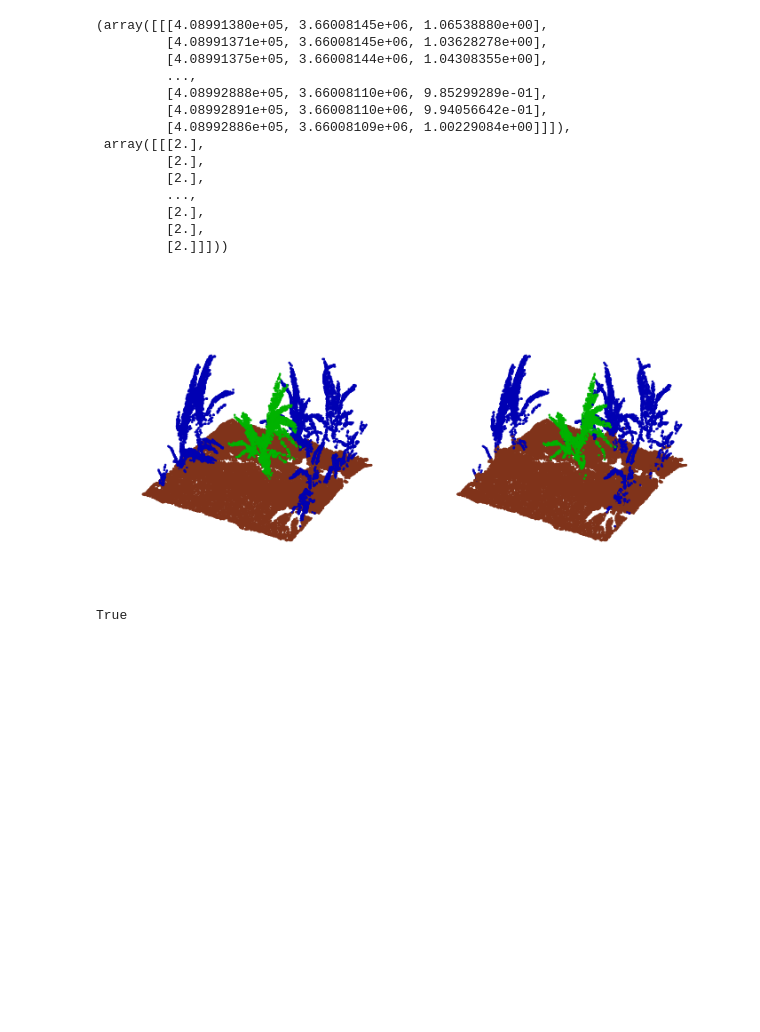
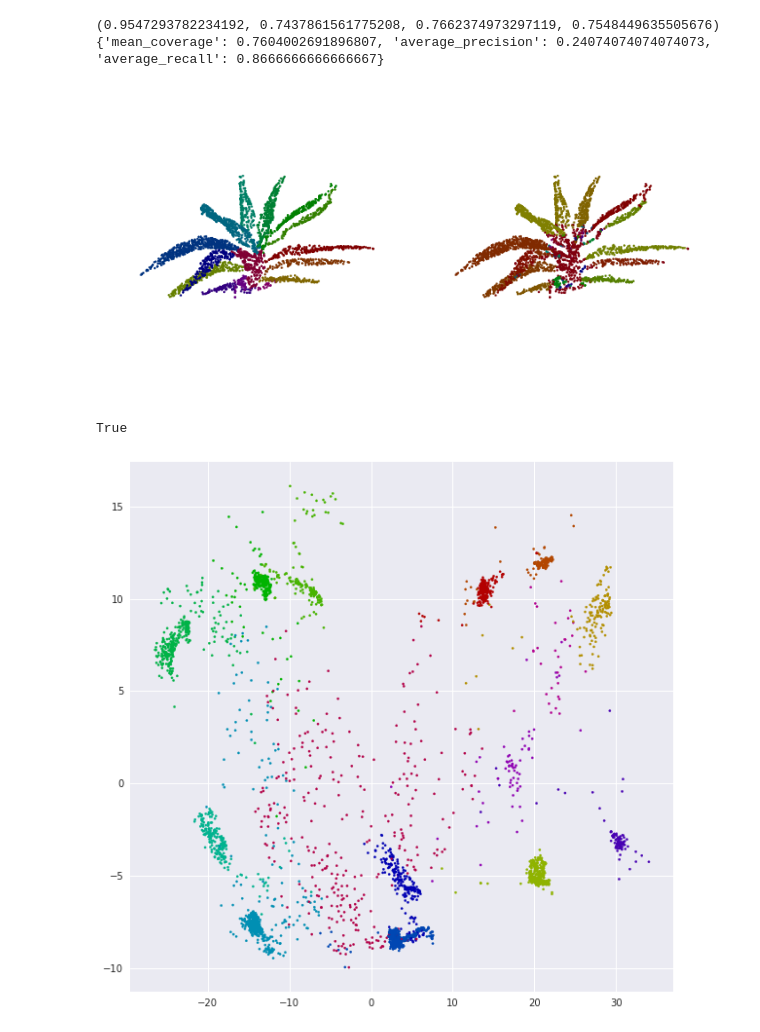
Before and after one commit to ariyanzri/PlantSegNet, a Jupyter notebook: visualization/visualize_predictions_paper.ipynb, the cells around one changed output. Cells and saved outputs as stored; diff of their text form; code cells hidden in the pictures; blank space fills up the shorter version.

```diff
--- a/visualization/visualize_predictions_paper.ipynb
+++ b/visualization/visualize_predictions_paper.ipynb
@@ -31,23 +33,9 @@ def load_full_size_synthetic(ind, path):
     test_data = np.expand_dims(pcd['points_full'],0)
     test_labels = np.expand_dims(pcd['labels_full'],0)
     return test_data, test_labels
-# %%
-load_full_size_synthetic(72,"/space/ariyanzarei/sorghum_segmentation/dataset/archive/synthetic/2022-12-26/PointCloud/")
-# %% [output]
-(array([[[4.08991380e+05, 3.66008145e+06, 1.06538880e+00],
-         [4.08991371e+05, 3.66008145e+06, 1.03628278e+00],
-         [4.08991375e+05, 3.66008144e+06, 1.04308355e+00],
-         ...,
-         [4.08992888e+05, 3.66008110e+06, 9.85299289e-01],
-         [4.08992891e+05, 3.66008110e+06, 9.94056642e-01],
-         [4.08992886e+05, 3.66008109e+06, 1.00229084e+00]]]),
- array([[[2.],
-         [2.],
-         [2.],
-         ...,
-         [2.],
-         [2.],
-         [2.]]]))
+# %%
+p_metric_calc = LeafMetrics("cpu")
+c_metric_calc = ClusterBasedMetrics([0.25,0.5,0.75])
 # %%
 def draw_results(plt_points, plt_labels, plt_preds):
     fig = plt.figure(figsize=(10,10))
@@ -86,9 +74,29 @@ def draw_results(plt_points, plt_labels, plt_preds):
 
     plt.tight_layout()
     plt.show()
+
+def draw_and_save_pcd_plot(plt_labels, pca_raw_preds):
+    if pca_raw_preds is not None:
+        pca_2d = PCA(n_components = 2)
+        pca_2d.fit(pca_raw_preds)
+        data_pca_2d = pca_2d.transform(pca_raw_preds)
+
+        d_colors = distinct_colors(len(list(set(plt_labels))))
+        colors = np.zeros((plt_labels.shape[0],3))
+        for i, l in enumerate(list(set(plt_labels))):
+            colors[plt_labels == l, :3] = d_colors[i]
+
+        fig = plt.figure(figsize=(10,10))
+        ax1 = fig.add_subplot(1, 1, 1)
+        ax1.scatter(data_pca_2d[:,0],data_pca_2d[:,1], s=5, c=colors*1.4)
+        fig.savefig("pca_plt.png")
 # %%
-experiment_params = load_json("/speedy/ariyanzarei/sorghum_segmentation/experiments/SorghumPartNetSemantic/SPNS/EXP_01_SorghumPartNetSemantic_SPNS.json")
-# experiment_params = load_json("/speedy/ariyanzarei/sorghum_segmentation/experiments/SorghumPartNetInstance/SPNS/EXP_08_SorghumPartNetInstance_SPNS.json")
+model_name = "SorghumPartNetInstance"
+trained_dataset = "SPNS"
+exp_no = "08"
+experiment_param_path = f"/speedy/ariyanzarei/sorghum_segmentation/experiments/{model_name}/{trained_dataset}/EXP_{exp_no}_{model_name}_{trained_dataset}.json"
+
+experiment_params = load_json(experiment_param_path)
 
 dataset_name = experiment_params["dataset"]
 dataset_path = experiment_params["test_data"]
@@ -107,35 +115,44 @@ model_path = os.path.join(
         "checkpoints",
     )
 model = load_model(model_name, model_path)
+hparams = load_json("/speedy/ariyanzarei/sorghum_segmentation/results/hparam_tuning_logs/SorghumPartNetInstance/SPNS/EXP_08/DBSCAN_best_param.json")
 # %%
-ind = 2
+ind = 3
 points, label = load_data_directory("/space/ariyanzarei/sorghum_segmentation/dataset/SPNR", model_name)
 
 t_points = torch.from_numpy(points[ind]).type(torch.DoubleTensor)
 
-preds = model(t_points.unsqueeze(0))
+raw_preds = model(t_points.unsqueeze(0))
 
 if model_name == "SorghumPartNetSemantic":
-    preds = F.softmax(preds, dim=1)
+    preds = F.softmax(raw_preds, dim=1)
     preds = preds.squeeze().cpu().detach().numpy().T
     preds = np.argmax(preds, 1)
+    raw_preds = None
 elif model_name == "SorghumPartNetInstance":
-    preds = get_final_clusters_SPN(preds)
+    preds = get_final_clusters_SPN(raw_preds, hparams['eps'], hparams['minpoints'])
 elif model_name == "TreePartNet":
-    preds = get_final_clusters_TPN(preds)
+    preds = get_final_clusters_TPN(raw_preds, hparams['eps'], hparams['minpoints'])
+
+print(p_metric_calc(torch.from_numpy(preds).view(1,-1,1), torch.from_numpy(label[ind]).view(1,-1,1)))
+print(c_metric_calc(torch.from_numpy(preds), torch.from_numpy(label[ind])))
 
 draw_results(points[ind], label[ind], preds)
+draw_and_save_pcd_plot(label[ind].squeeze(),raw_preds.squeeze().detach().numpy())
 
 gt_ply = create_ply_pcd_from_points_with_labels(points[ind],label[ind])
 pred_ply = create_ply_pcd_from_points_with_labels(points[ind],preds)
 
 R = o3d.geometry.get_rotation_matrix_from_xyz((-np.pi/2, 0, 0))
 gt_ply.rotate(R, center=(0, 0, 0))
 pred_ply.rotate(R, center=(0, 0, 0))
 
 o3d.io.write_point_cloud("gt.ply", gt_ply)
 o3d.io.write_point_cloud("pred.ply", pred_ply)
 # %% [output]
+(0.9547293782234192, 0.7437861561775208, 0.7662374973297119, 0.7548449635505676)
+{'mean_coverage': 0.7604002691896807, 'average_precision': 0.24074074074074073, 'average_recall': 0.8666666666666667}
-[figure, old version]
+[figure, new version]
-True
+True
+[figure, added]
 # %%
```
Also changed, not shown: parts of 3 cells of this notebook, 3 other files.
